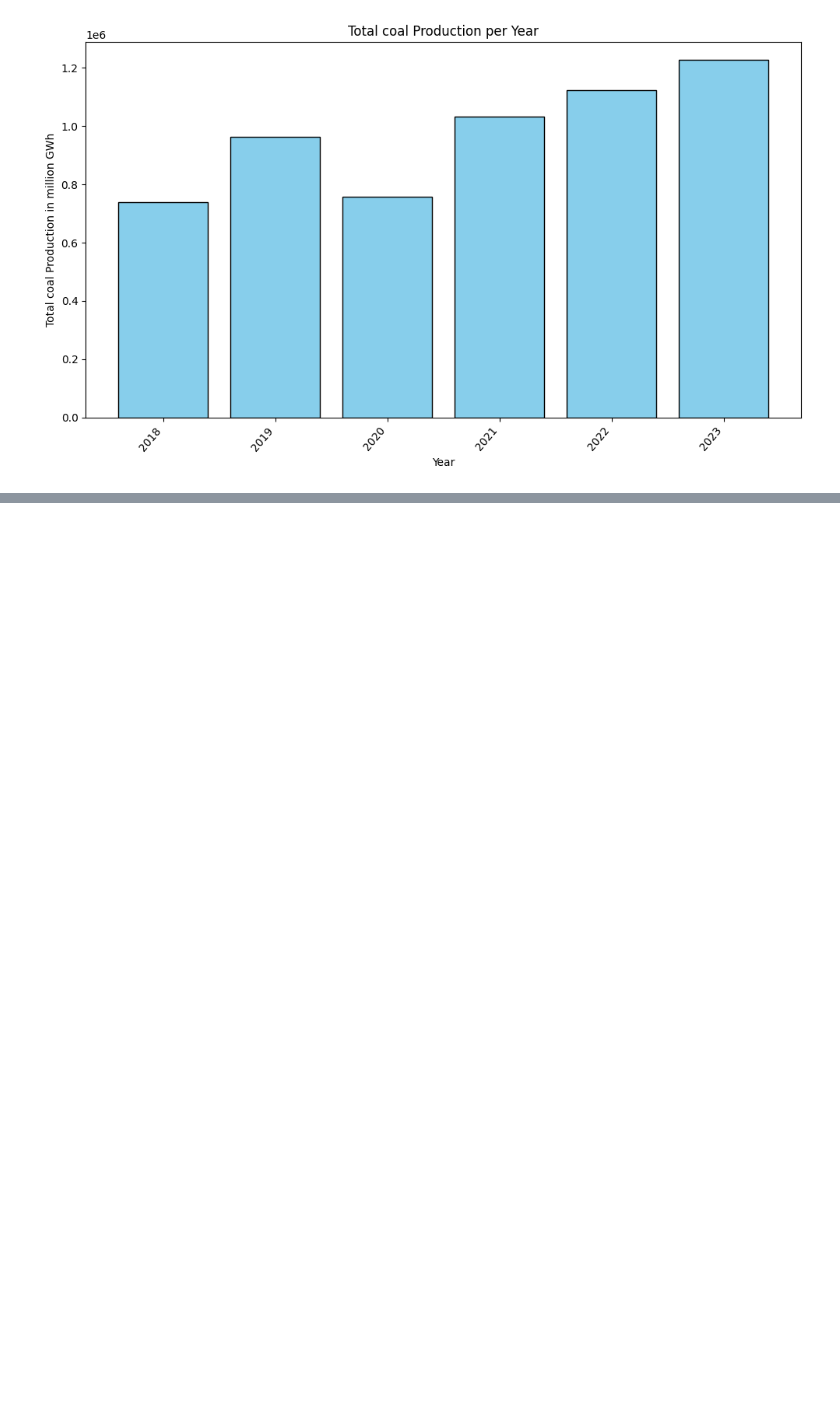
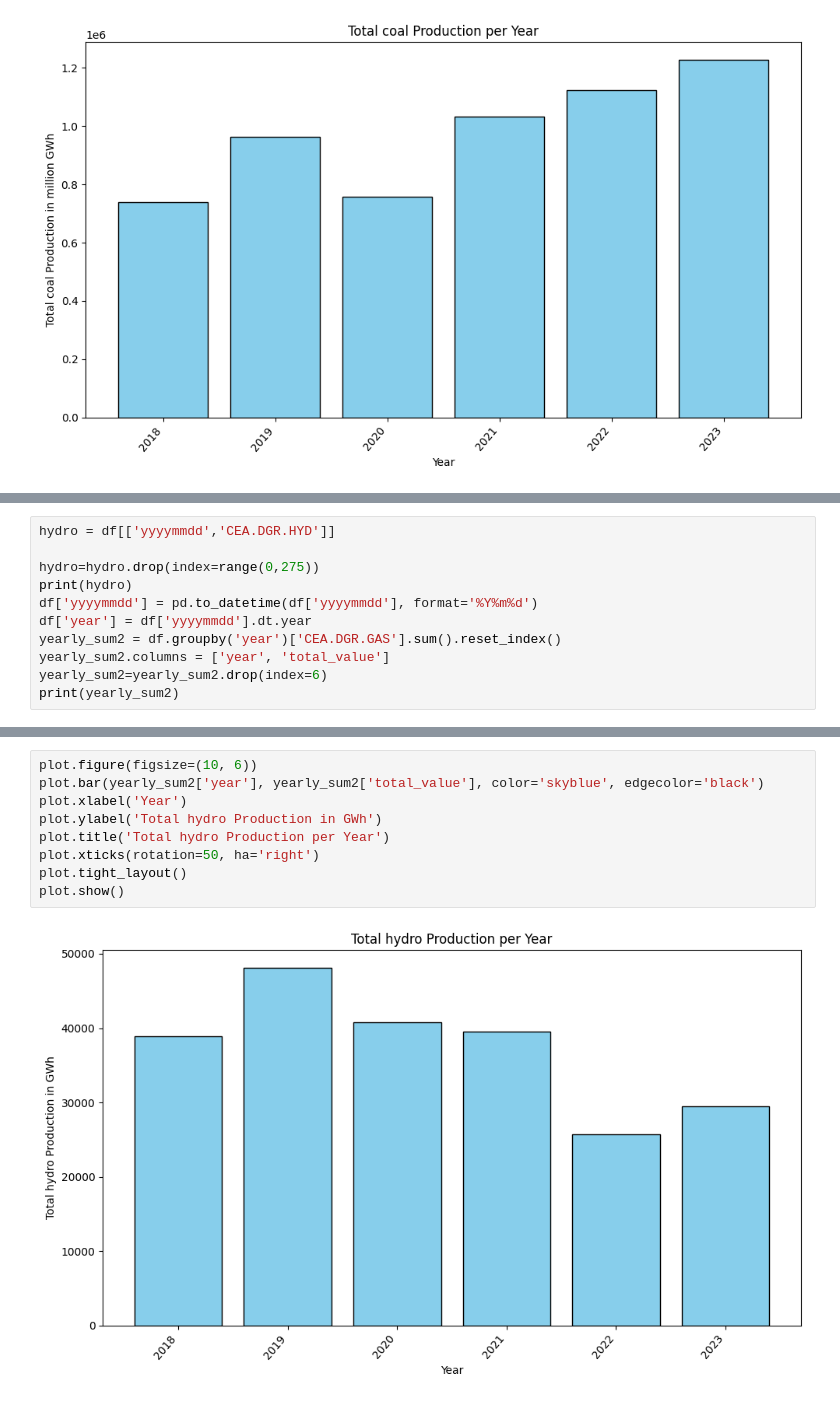
Before and after one commit to jayantxchauhan/India-Energy-Analytics-Model, a Jupyter notebook: ANALYSIS_2.ipynb, the cells around one changed output, grey strips where cells are left out. Cells and saved outputs as stored; diff of their text form; blank space fills up the shorter version.

```diff
--- a/ANALYSIS_2.ipynb
+++ b/ANALYSIS_2.ipynb
@@ -63,0 +105,11 @@ plot.show()
+# %%
+hydro = df[['yyyymmdd','CEA.DGR.HYD']]
+
+hydro=hydro.drop(index=range(0,275))
+print(hydro)
+df['yyyymmdd'] = pd.to_datetime(df['yyyymmdd'], format='%Y%m%d')
+df['year'] = df['yyyymmdd'].dt.year
+yearly_sum2 = df.groupby('year')['CEA.DGR.GAS'].sum().reset_index()
+yearly_sum2.columns = ['year', 'total_value']
+yearly_sum2=yearly_sum2.drop(index=6)
+print(yearly_sum2)
@@ -63,0 +134,11 @@ plot.show()
+# %%
+plot.figure(figsize=(10, 6))
+plot.bar(yearly_sum2['year'], yearly_sum2['total_value'], color='skyblue', edgecolor='black')
+plot.xlabel('Year')
+plot.ylabel('Total hydro Production in GWh')
+plot.title('Total hydro Production per Year')
+plot.xticks(rotation=50, ha='right')
+plot.tight_layout()
+plot.show()
+# %% [output]
+[figure, added]
```
Also changed, not shown: parts of 4 cells of this notebook.
